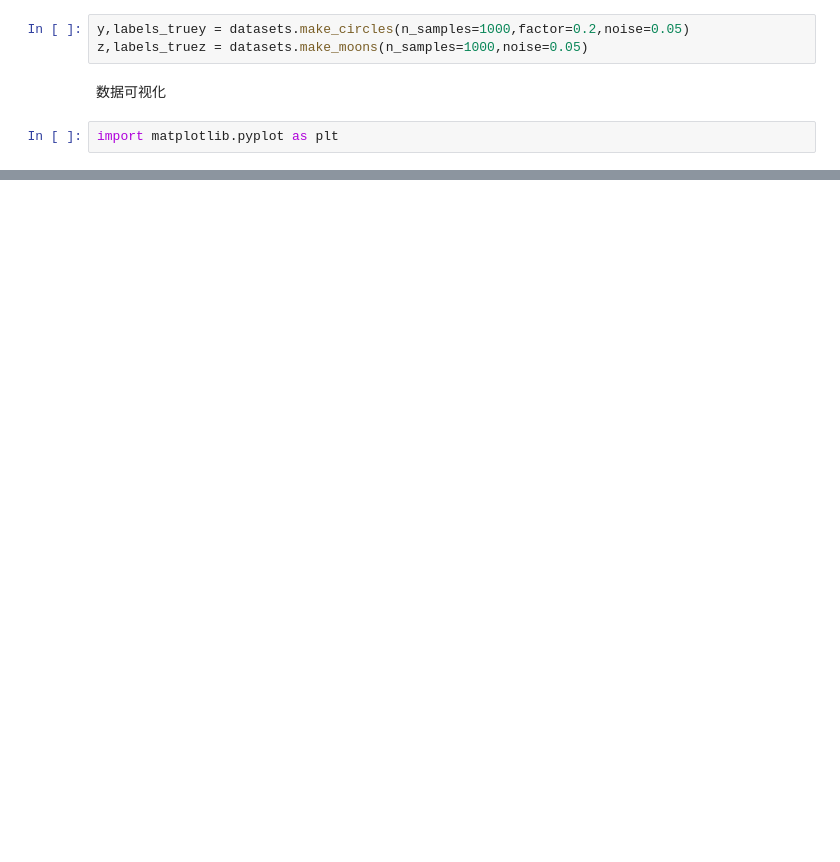
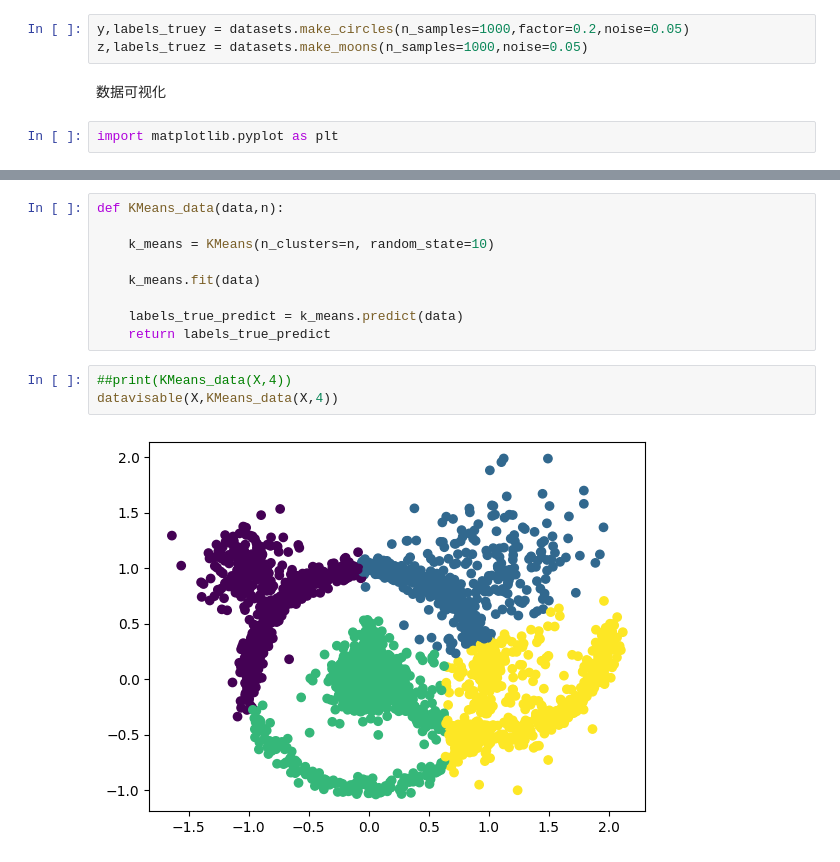
Before and after one commit to zhangjiancai/Something_else_learnning, a Jupyter notebook: clustering.ipynb, the cells around one changed output, grey strips where cells are left out. Saved outputs shown, nothing was run; the diff lists cells and outputs as text; blank space fills up the shorter version.

```diff
--- a/clustering.ipynb
+++ b/clustering.ipynb
@@ -43,0 +61,14 @@ datavisable(z,labels_truez)
+# %%
+def KMeans_data(data,n):
+
+    k_means = KMeans(n_clusters=n, random_state=10)
+
+    k_means.fit(data)
+
+    labels_true_predict = k_means.predict(data)
+    return labels_true_predict
+# %%
+##print(KMeans_data(X,4))
+datavisable(X,KMeans_data(X,4))
+# %% [output]
+[figure, added]
```
Also changed, not shown: parts of 13 cells of this notebook, 1 other file.
